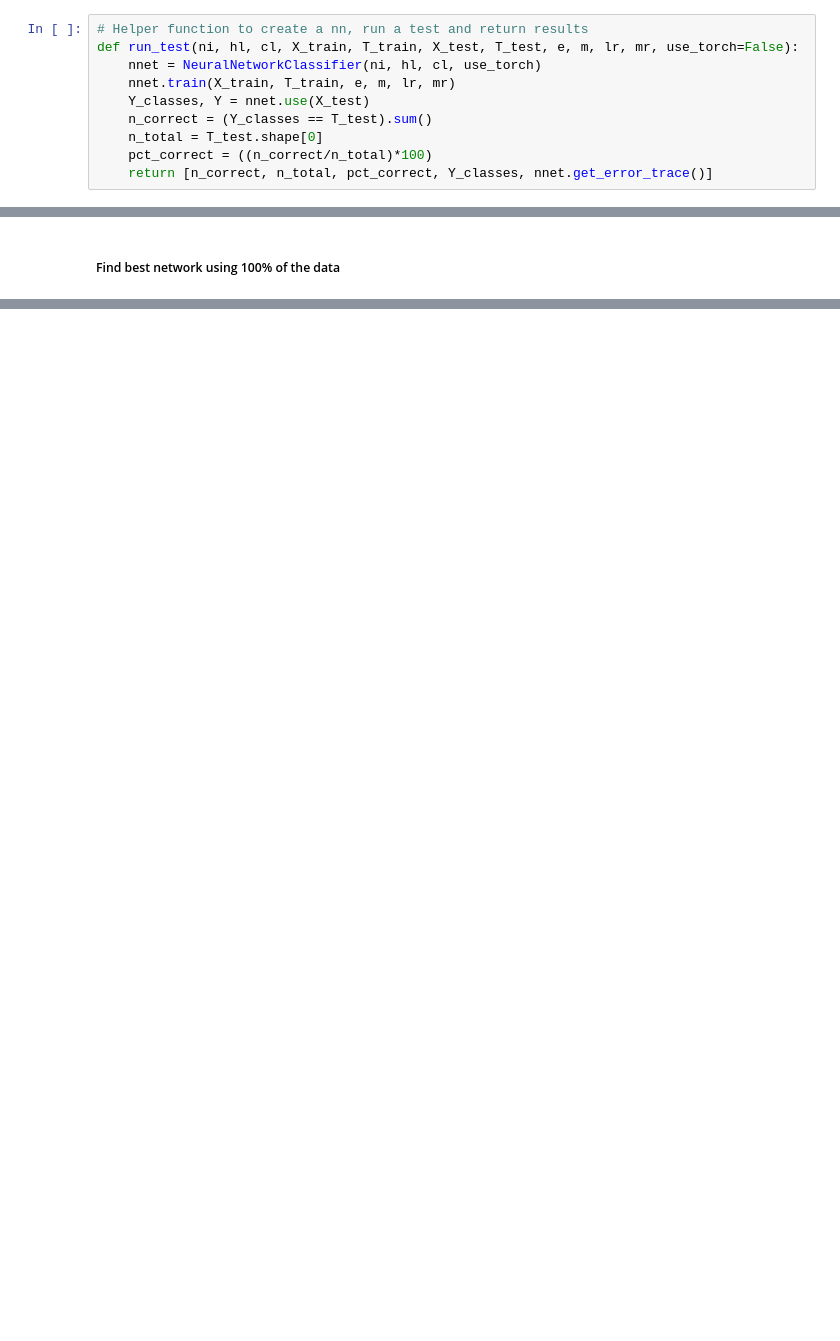
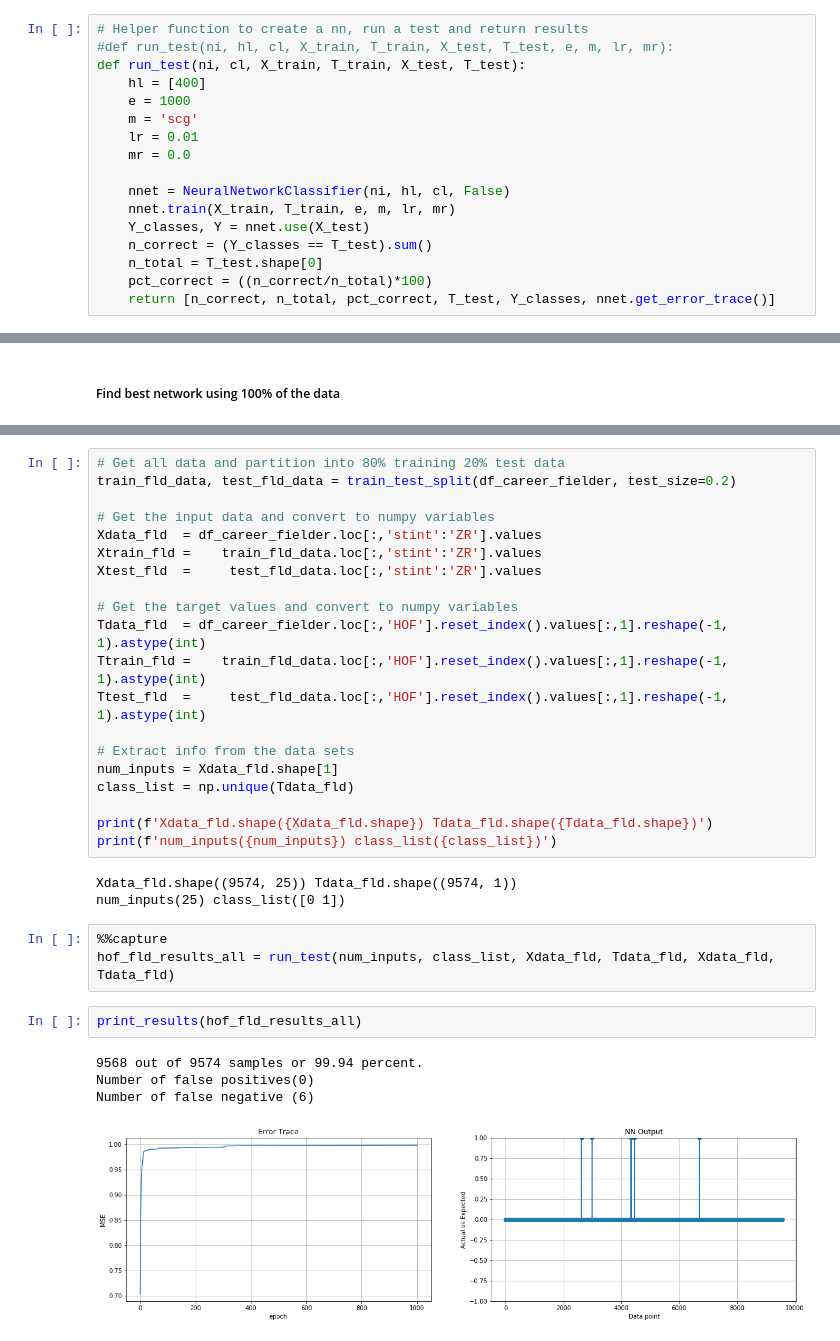
Before and after one commit to bstaab/CS545_MachineLearning, a Jupyter notebook: assignments/Project/Staab-FinalProject.ipynb, the cells around one changed output, grey strips where cells are left out. Saved outputs shown, nothing was run; the diff lists cells and outputs as text; blank space fills up the shorter version.

```diff
--- a/assignments/Project/Staab-FinalProject.ipynb
+++ b/assignments/Project/Staab-FinalProject.ipynb
@@ -184,14 +184,21 @@ class NeuralNetworkClassifier(nn.NeuralNetwork):
 ## Helper functions
 # %%
 # Helper function to create a nn, run a test and return results
-def run_test(ni, hl, cl, X_train, T_train, X_test, T_test, e, m, lr, mr, use_torch=False):
-    nnet = NeuralNetworkClassifier(ni, hl, cl, use_torch)
+#def run_test(ni, hl, cl, X_train, T_train, X_test, T_test, e, m, lr, mr):
+def run_test(ni, cl, X_train, T_train, X_test, T_test):
+    hl = [400]
+    e = 1000
+    m = 'scg'
+    lr = 0.01
+    mr = 0.0
+
+    nnet = NeuralNetworkClassifier(ni, hl, cl, False)
     nnet.train(X_train, T_train, e, m, lr, mr)
     Y_classes, Y = nnet.use(X_test)
     n_correct = (Y_classes == T_test).sum()
     n_total = T_test.shape[0]
     pct_correct = ((n_correct/n_total)*100)
-    return [n_correct, n_total, pct_correct, Y_classes, nnet.get_error_trace()]
+    return [n_correct, n_total, pct_correct, T_test, Y_classes, nnet.get_error_trace()]
 # %%
 # Helper function to print/plot results
 def print_results(results):
@@ -696,0 +661,33 @@ print(f'{results[0][0]} out of {results[0][1]} samples or {results[0][2]:.2f} pe
+# %%
+# Get all data and partition into 80% training 20% test data
+train_fld_data, test_fld_data = train_test_split(df_career_fielder, test_size=0.2)
+
+# Get the input data and convert to numpy variables
+Xdata_fld  = df_career_fielder.loc[:,'stint':'ZR'].values
+Xtrain_fld =    train_fld_data.loc[:,'stint':'ZR'].values
+Xtest_fld  =     test_fld_data.loc[:,'stint':'ZR'].values
+
+# Get the target values and convert to numpy variables
+Tdata_fld  = df_career_fielder.loc[:,'HOF'].reset_index().values[:,1].reshape(-1, 1).astype(int)
+Ttrain_fld =    train_fld_data.loc[:,'HOF'].reset_index().values[:,1].reshape(-1, 1).astype(int)
+Ttest_fld  =     test_fld_data.loc[:,'HOF'].reset_index().values[:,1].reshape(-1, 1).astype(int)
+
+# Extract info from the data sets
+num_inputs = Xdata_fld.shape[1]
+class_list = np.unique(Tdata_fld)
+
+print(f'Xdata_fld.shape({Xdata_fld.shape}) Tdata_fld.shape({Tdata_fld.shape})')
+print(f'num_inputs({num_inputs}) class_list({class_list})')
+# %% [output]
+Xdata_fld.shape((9574, 25)) Tdata_fld.shape((9574, 1))
+num_inputs(25) class_list([0 1])
+# %%
+%%capture
+hof_fld_results_all = run_test(num_inputs, class_list, Xdata_fld, Tdata_fld, Xdata_fld, Tdata_fld)
+# %%
+print_results(hof_fld_results_all)
+# %% [output]
+9568 out of 9574 samples or 99.94 percent.
+Number of false positives(0)
+Number of false negative (6)
+[figure, added]
```
Also changed, not shown: parts of 31 cells of this notebook.
